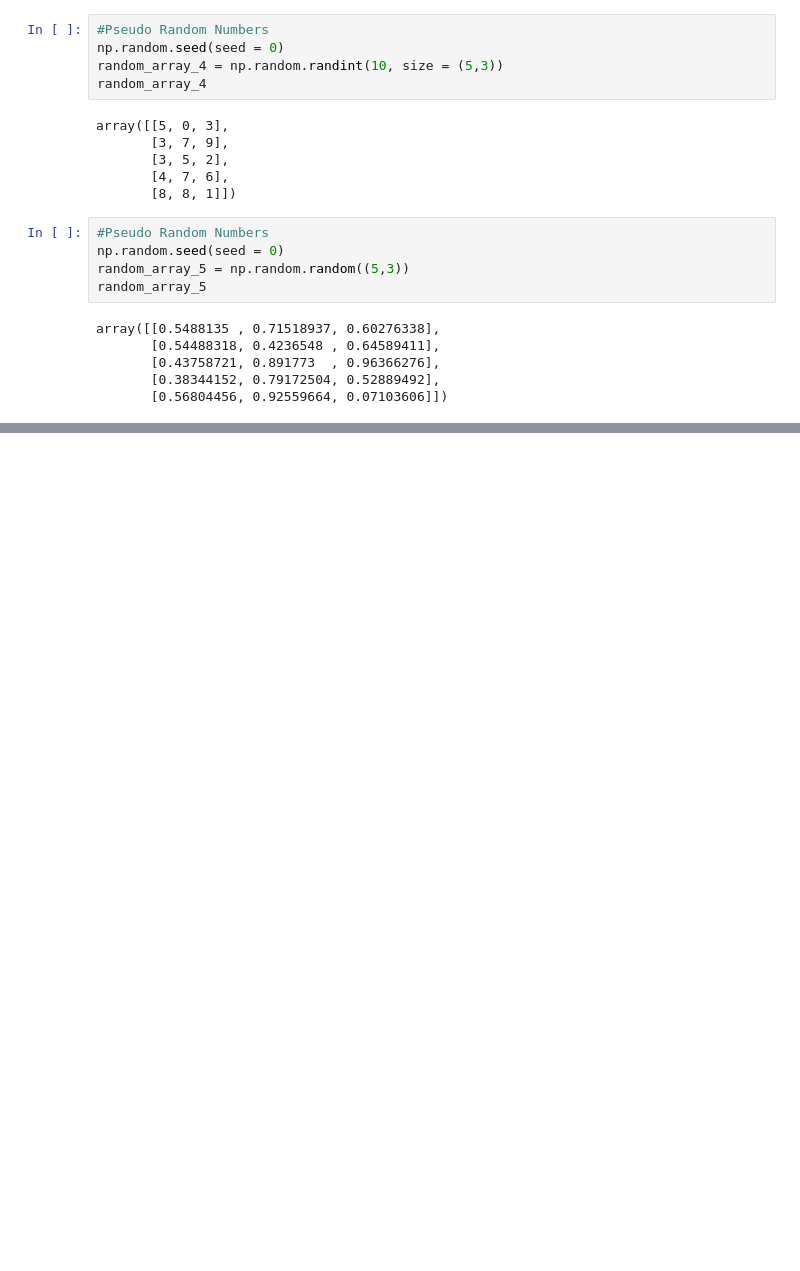
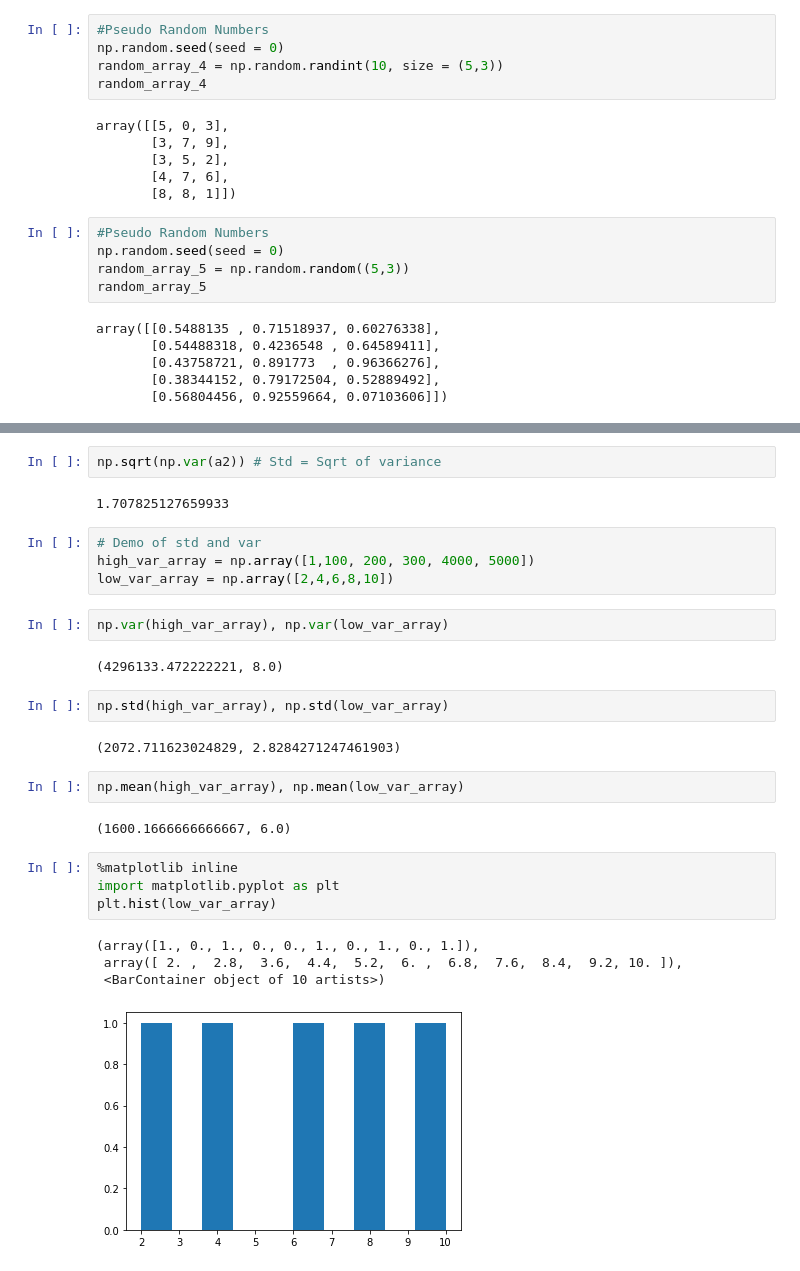
Before and after one commit to omsouravsharma/Intro_to_numpy, a Jupyter notebook: Intro_to_numpy.ipynb, the cells around one changed output, grey strips where cells are left out. Drawn from its saved outputs; the diff is of its cells as text; blank space fills up the shorter version.

```diff
--- a/Intro_to_numpy.ipynb
+++ b/Intro_to_numpy.ipynb
@@ -155,0 +396,29 @@ array([[0.5488135 , 0.71518937, 0.60276338],
+# %%
+np.sqrt(np.var(a2)) # Std = Sqrt of variance
+# %% [output]
+1.707825127659933
+# %%
+# Demo of std and var
+high_var_array = np.array([1,100, 200, 300, 4000, 5000])
+low_var_array = np.array([2,4,6,8,10])
+# %%
+np.var(high_var_array), np.var(low_var_array)
+# %% [output]
+(4296133.472222221, 8.0)
+# %%
+np.std(high_var_array), np.std(low_var_array)
+# %% [output]
+(2072.711623024829, 2.8284271247461903)
+# %%
+np.mean(high_var_array), np.mean(low_var_array)
+# %% [output]
+(1600.1666666666667, 6.0)
+# %%
+%matplotlib inline
+import matplotlib.pyplot as plt
+plt.hist(low_var_array)
+# %% [output]
+(array([1., 0., 1., 0., 0., 1., 0., 1., 0., 1.]),
+ array([ 2. ,  2.8,  3.6,  4.4,  5.2,  6. ,  6.8,  7.6,  8.4,  9.2, 10. ]),
+ <BarContainer object of 10 artists>)
+[figure, added]
```
Also changed, not shown: parts of 108 cells of this notebook.
